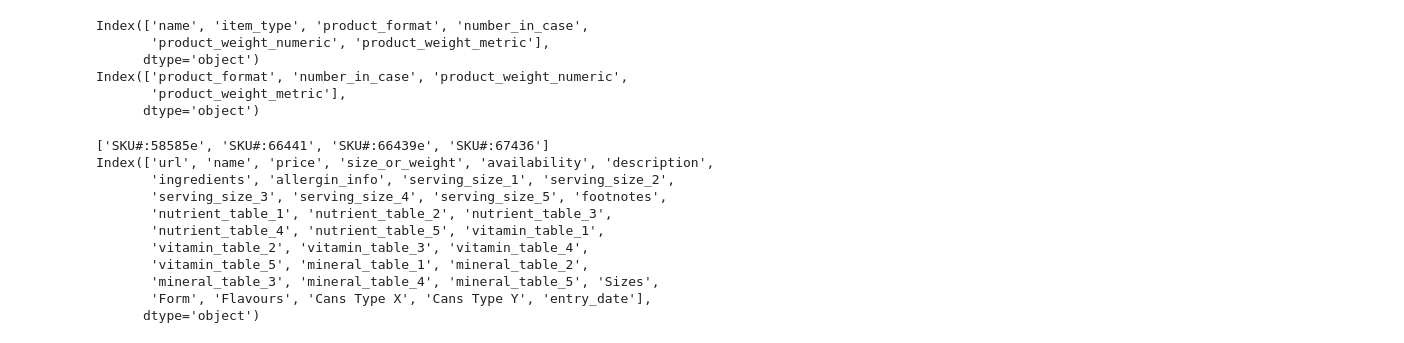
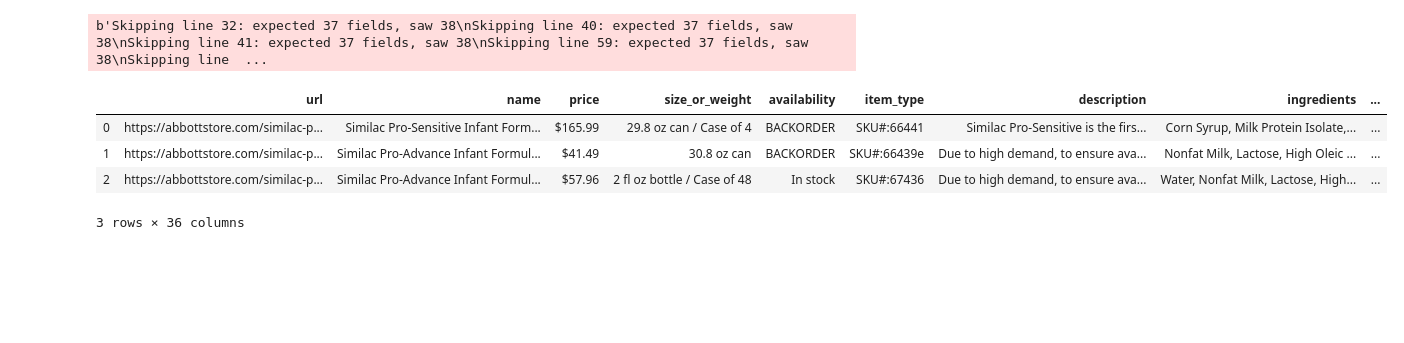
Before and after one commit to CormacCollins/product_crawler, a Jupyter notebook: Source/cormac_table_creator.ipynb, the cells around one changed output. Cells and saved outputs as stored; diff of their text form; code cells hidden in the pictures; blank space fills up the shorter version.

```diff
--- a/Source/cormac_table_creator.ipynb
+++ b/Source/cormac_table_creator.ipynb
@@ -363,46 +363,34 @@ construct = {'name': ["Carrying Case for FreeStyle InsuLinx System",
 # Create a dataframe from constructed table above
 lookup = pd.DataFrame(data=construct)
 # Create an array from lookup table to help filter later on
-print(lookup.columns)
 lookup_filter = lookup["item_type"].array
 lookup.drop(["name"], axis=1, inplace=True)
 lookup = lookup.set_index("item_type")
-print(lookup.columns)
-# %% [output]
-Index(['name', 'item_type', 'product_format', 'number_in_case',
-       'product_weight_numeric', 'product_weight_metric'],
-      dtype='object')
-Index(['product_format', 'number_in_case', 'product_weight_numeric',
-       'product_weight_metric'],
-      dtype='object')
 # %%
-
-
-
 
 # ---------------------------- End of Lookup Table work ---------------------------------
 
 # Create the Abbott product table
 
-Abbot_products = pd.read_csv("../Data/Abbott/Abbott_scrape_data.csv") #This could be replaced with output from other parser
+Abbot_products_original = pd.read_csv("../Data/Abbott/Abbott_scrape_data.csv", error_bad_lines=False) #This could be replaced with output from other parser
+Abbot_products = Abbot_products_original
 
+
+
+# --------------------------------
 #I'm unsure of this for now
 #Abbot_products = pd.concat([Abbot_products, lookup], sort=True)
+# --------------------------------
 
-Abbot_products.set_index('item_type', inplace=True)
+#Abbot_products.set_index('item_type', inplace=True)
 Abbot_products.drop(['Unnamed: 0'], axis=1, inplace=True)
-#print(Abbot_products.head())
-print(list(Abbot_products.index.values))
-print(Abbot_products.columns)
+Abbot_products[:3]
+#print(list(Abbot_products.index.values))
+#print(Abbot_products.columns)
 # %% [output]
-['SKU#:58585e', 'SKU#:66441', 'SKU#:66439e', 'SKU#:67436']
-Index(['url', 'name', 'price', 'size_or_weight', 'availability', 'description',
-       'ingredients', 'allergin_info', 'serving_size_1', 'serving_size_2',
-       'serving_size_3', 'serving_size_4', 'serving_size_5', 'footnotes',
-       'nutrient_table_1', 'nutrient_table_2', 'nutrient_table_3',
-       'nutrient_table_4', 'nutrient_table_5', 'vitamin_table_1',
-       'vitamin_table_2', 'vitamin_table_3', 'vitamin_table_4',
-       'vitamin_table_5', 'mineral_table_1', 'mineral_table_2',
-       'mineral_table_3', 'mineral_table_4', 'mineral_table_5', 'Sizes',
-       'Form', 'Flavours', 'Cans Type X', 'Cans Type Y', 'entry_date'],
-      dtype='object')
+b'Skipping line 32: expected 37 fields, saw 38\nSkipping line 40: expected 37 fields, saw 38\nSkipping line 41: expected 37 fields, saw 38\nSkipping line 59: expected 37 fields, saw 38\nSkipping line  ...
+|  | url | name | price | size_or_weight | availability | item_type | description | ingredients | ... |
+| 0 | https://abbottstore.com/similac-p... | Similac Pro-Sensitive Infant Form... | $165.99 | 29.8 oz can / Case of 4 | BACKORDER | SKU#:66441 | Similac Pro-Sensitive is the firs... | Corn Syrup, Milk Protein Isolate,... | ... |
+| 1 | https://abbottstore.com/similac-p... | Similac Pro-Advance Infant Formul... | $41.49 | 30.8 oz can | BACKORDER | SKU#:66439e | Due to high demand, to ensure ava... | Nonfat Milk, Lactose, High Oleic ... | ... |
+| 2 | https://abbottstore.com/similac-p... | Similac Pro-Advance Infant Formul... | $57.96 | 2 fl oz bottle / Case of 48 | In stock | SKU#:67436 | Due to high demand, to ensure ava... | Water, Nonfat Milk, Lactose, High... | ... |
+3 rows × 36 columns
```
Also changed, not shown: parts of 5 cells of this notebook, 5 other files.
